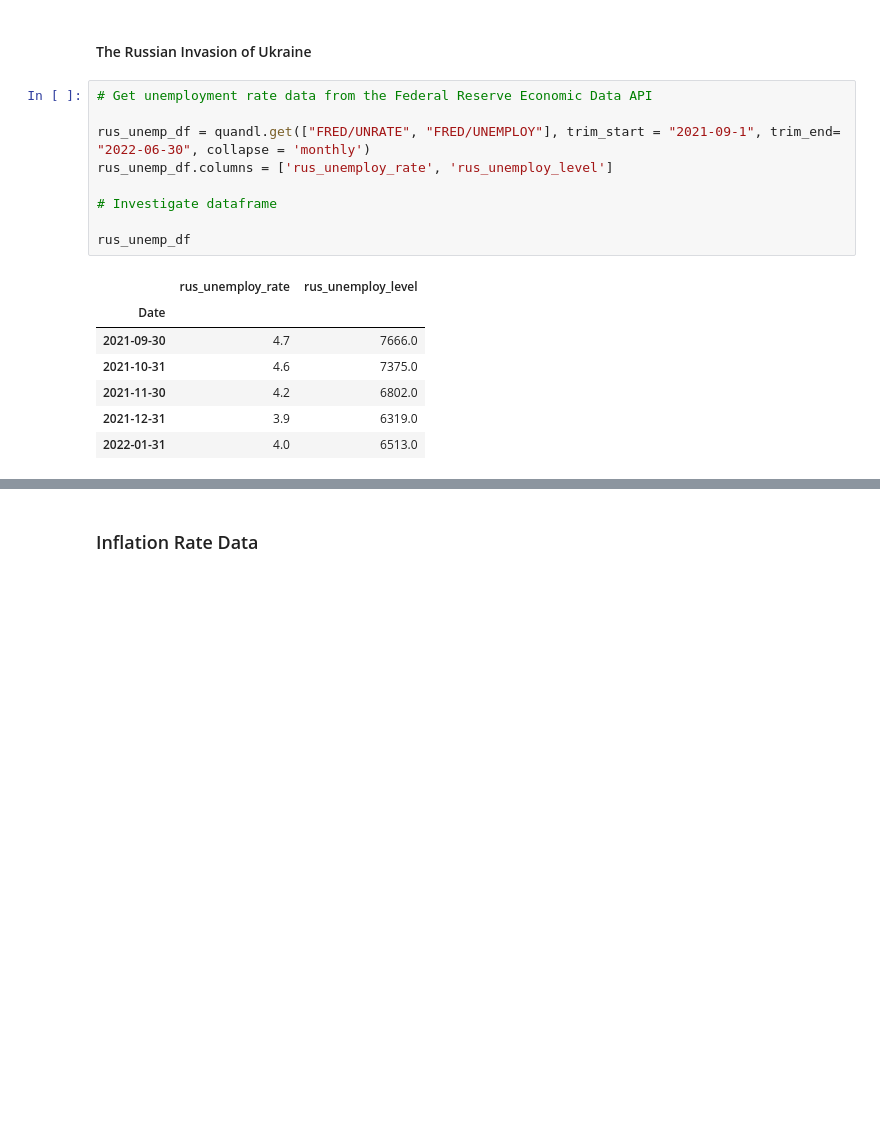
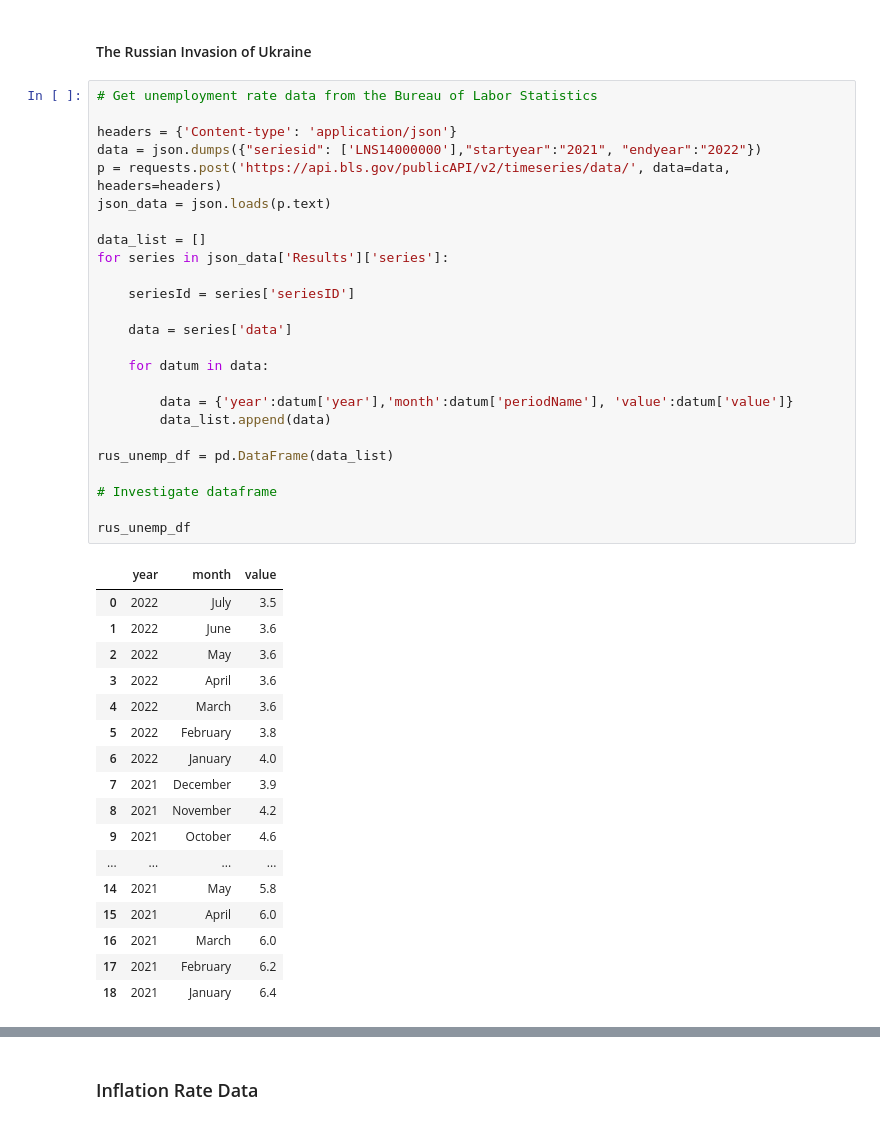
Before and after one commit to lrb924/Collateral_Damage, a Jupyter notebook: Data Exploration and Cleanup.ipynb, the cells around one changed output, grey strips where cells are left out. Saved outputs shown, nothing was run; the diff lists cells and outputs as text; blank space fills up the shorter version.

```diff
--- a/Data Exploration and Cleanup.ipynb
+++ b/Data Exploration and Cleanup.ipynb
@@ -961,20 +968,46 @@ plot_graph(iraq_unemp_df, title="Unemployment Rate During the War in Iraq", y_la
 [figure]
 # %% [markdown]
 #### The Russian Invasion of Ukraine
-# %%
-# Get unemployment rate data from the Federal Reserve Economic Data API
-
-rus_unemp_df = quandl.get(["FRED/UNRATE", "FRED/UNEMPLOY"], trim_start = "2021-09-1", trim_end= "2022-06-30", collapse = 'monthly')
-rus_unemp_df.columns = ['rus_unemploy_rate', 'rus_unemploy_level']
-
-# Investigate dataframe
-
-rus_unemp_df
-# %% [output]
-|  | rus_unemploy_rate | rus_unemploy_level |
-| Date |  |  |
-| 2021-09-30 | 4.7 | 7666.0 |
-| 2021-10-31 | 4.6 | 7375.0 |
-| 2021-11-30 | 4.2 | 6802.0 |
-| 2021-12-31 | 3.9 | 6319.0 |
-| 2022-01-31 | 4.0 | 6513.0 |
+# %%
+# Get unemployment rate data from the Bureau of Labor Statistics
+
+headers = {'Content-type': 'application/json'}
+data = json.dumps({"seriesid": ['LNS14000000'],"startyear":"2021", "endyear":"2022"})
+p = requests.post('https://api.bls.gov/publicAPI/v2/timeseries/data/', data=data, headers=headers)
+json_data = json.loads(p.text)
+
+data_list = []
+for series in json_data['Results']['series']:
+
+    seriesId = series['seriesID']
+
+    data = series['data']
+
+    for datum in data:
+
+        data = {'year':datum['year'],'month':datum['periodName'], 'value':datum['value']}
+        data_list.append(data)
+
+rus_unemp_df = pd.DataFrame(data_list)
+
+# Investigate dataframe
+
+rus_unemp_df
+# %% [output]
+|  | year | month | value |
+| 0 | 2022 | July | 3.5 |
+| 1 | 2022 | June | 3.6 |
+| 2 | 2022 | May | 3.6 |
+| 3 | 2022 | April | 3.6 |
+| 4 | 2022 | March | 3.6 |
+| 5 | 2022 | February | 3.8 |
+| 6 | 2022 | January | 4.0 |
+| 7 | 2021 | December | 3.9 |
+| 8 | 2021 | November | 4.2 |
+| 9 | 2021 | October | 4.6 |
+| ... | ... | ... | ... |
+| 14 | 2021 | May | 5.8 |
+| 15 | 2021 | April | 6.0 |
+| 16 | 2021 | March | 6.0 |
+| 17 | 2021 | February | 6.2 |
+| 18 | 2021 | January | 6.4 |
```
Also changed, not shown: parts of 25 cells of this notebook.
